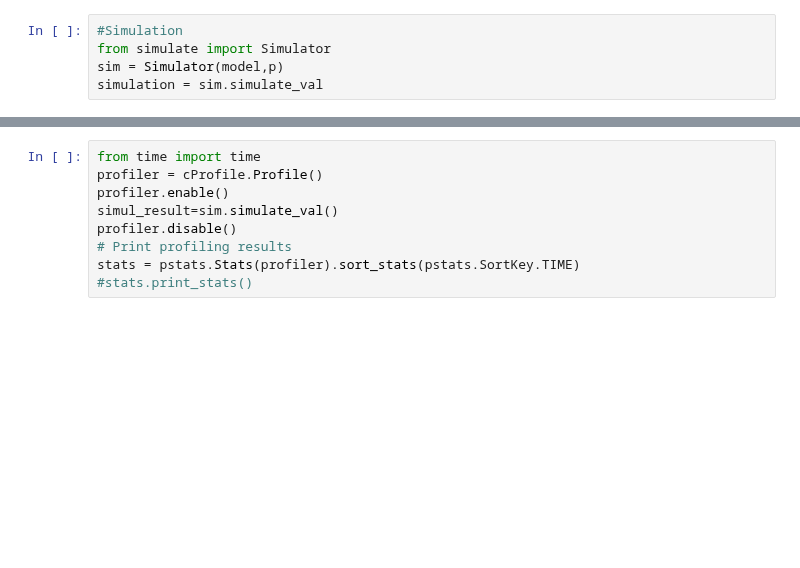
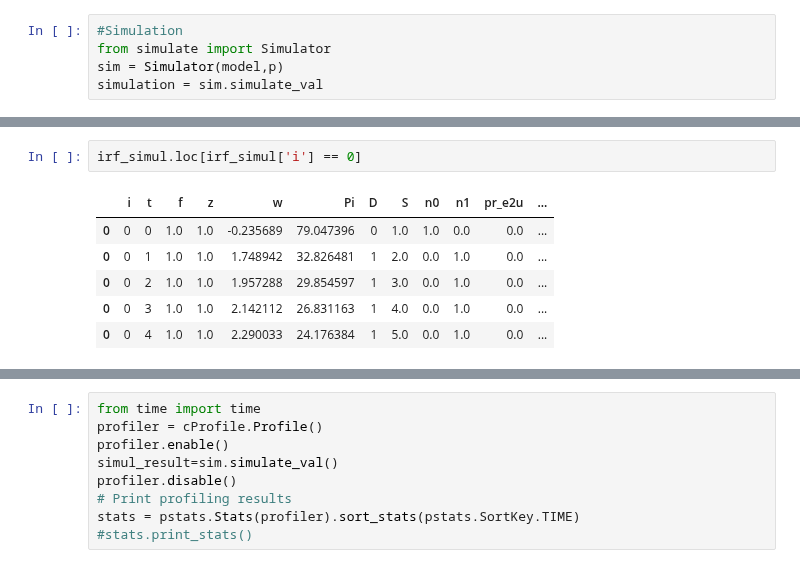
Before and after one commit to zalandru/Dynamic-Contracting-Multi-worker-Firm, a Jupyter notebook: Multiworker_wage_2steps/Trying out Tasmanian.ipynb, the cells around one changed output, grey strips where cells are left out. Cells and saved outputs as stored; diff of their text form; blank space fills up the shorter version.

```diff
--- a/Multiworker_wage_2steps/Trying out Tasmanian.ipynb
+++ b/Multiworker_wage_2steps/Trying out Tasmanian.ipynb
@@ -54,0 +128,9 @@ simulation = sim.simulate_val
+# %%
+irf_simul.loc[irf_simul['i'] == 0]
+# %% [output]
+|  | i | t | f | z | w | Pi | D | S | n0 | n1 | pr_e2u | ... |
+| 0 | 0 | 0 | 1.0 | 1.0 | -0.235689 | 79.047396 | 0 | 1.0 | 1.0 | 0.0 | 0.0 | ... |
+| 0 | 0 | 1 | 1.0 | 1.0 | 1.748942 | 32.826481 | 1 | 2.0 | 0.0 | 1.0 | 0.0 | ... |
+| 0 | 0 | 2 | 1.0 | 1.0 | 1.957288 | 29.854597 | 1 | 3.0 | 0.0 | 1.0 | 0.0 | ... |
+| 0 | 0 | 3 | 1.0 | 1.0 | 2.142112 | 26.831163 | 1 | 4.0 | 0.0 | 1.0 | 0.0 | ... |
+| 0 | 0 | 4 | 1.0 | 1.0 | 2.290033 | 24.176384 | 1 | 5.0 | 0.0 | 1.0 | 0.0 | ... |
```
Also changed, not shown: parts of 4 cells of this notebook, 3 other files.
